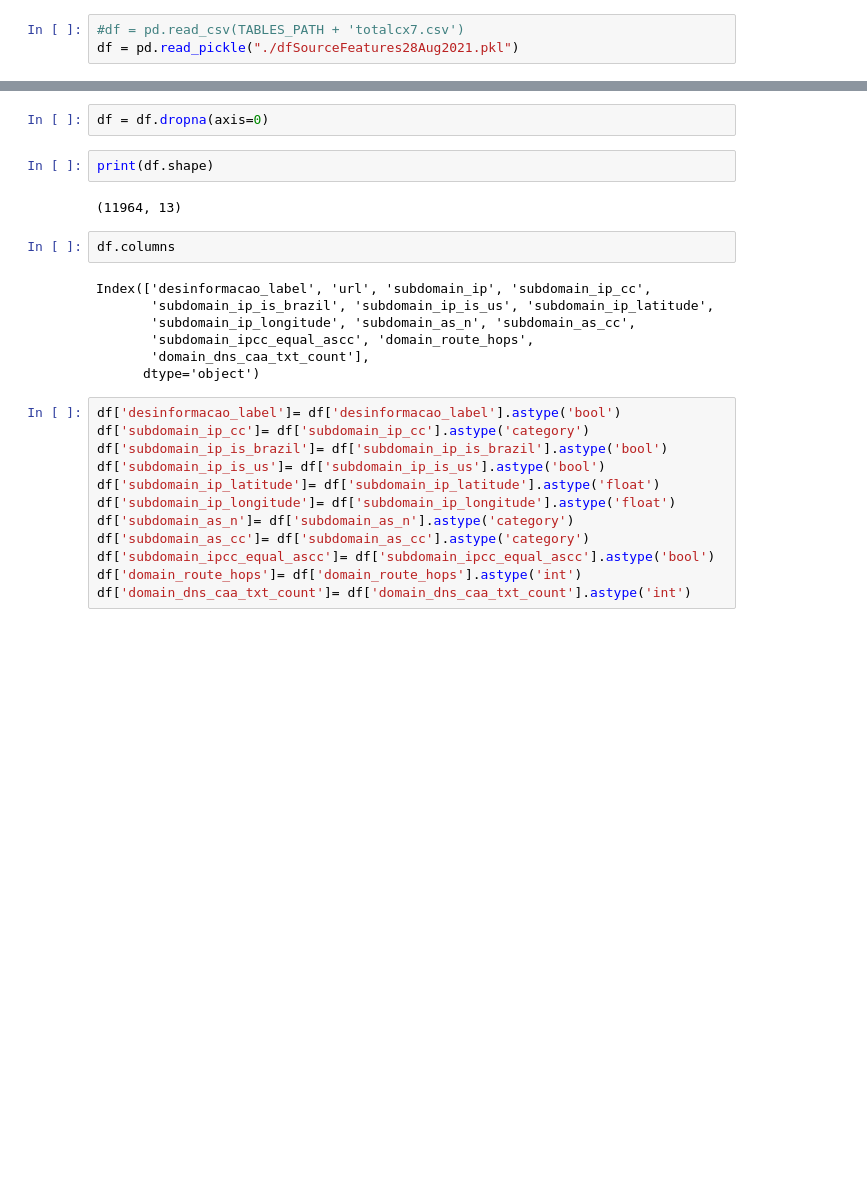
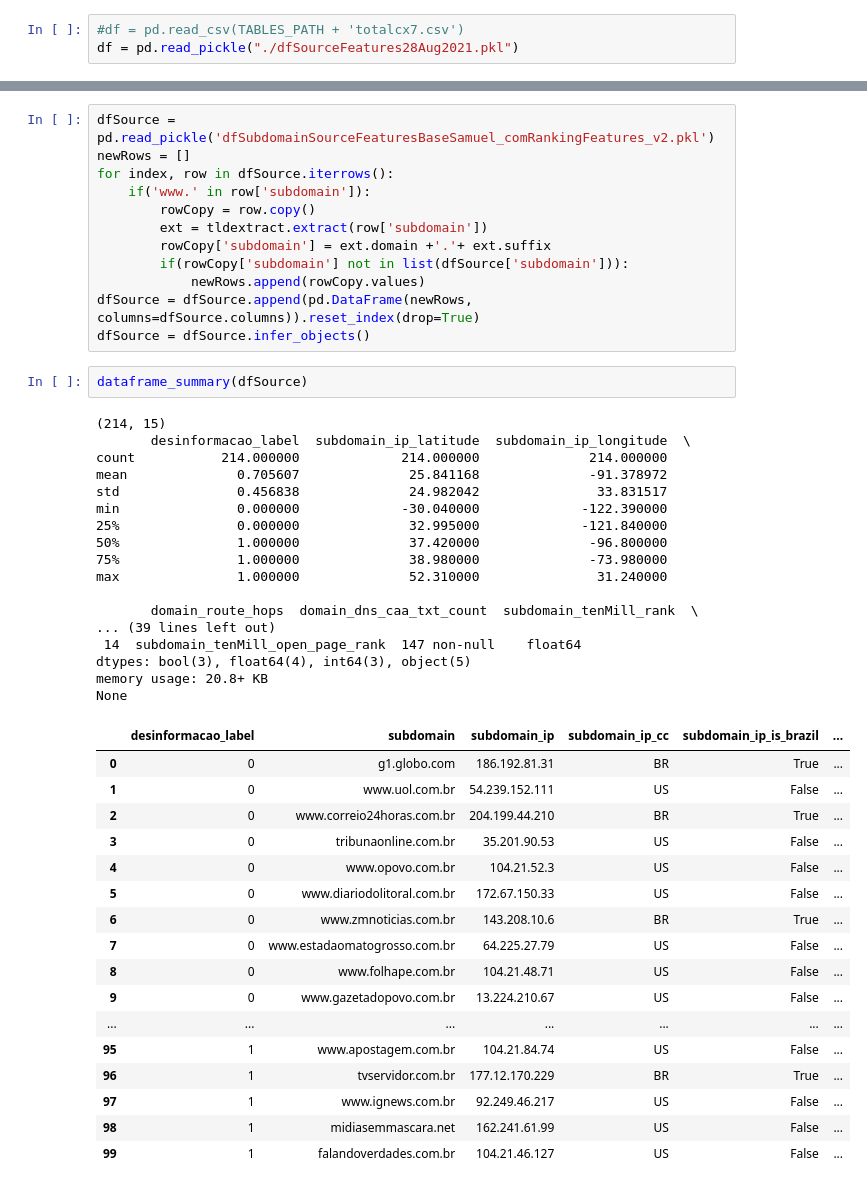
Before and after one commit to joaomcouto/E02_misinformation_detection, a Jupyter notebook: MM/Misinfo_MM.ipynb, the cells around one changed output, grey strips where cells are left out. Cells and saved outputs as stored; diff of their text form; blank space fills up the shorter version.

```diff
--- a/MM/Misinfo_MM.ipynb
+++ b/MM/Misinfo_MM.ipynb
@@ -337,27 +362,49 @@ None
-# %%
-df = df.dropna(axis=0)
-# %%
-print(df.shape)
-# %% [output]
-(11964, 13)
-# %%
-df.columns
-# %% [output]
-Index(['desinformacao_label', 'url', 'subdomain_ip', 'subdomain_ip_cc',
-       'subdomain_ip_is_brazil', 'subdomain_ip_is_us', 'subdomain_ip_latitude',
-       'subdomain_ip_longitude', 'subdomain_as_n', 'subdomain_as_cc',
-       'subdomain_ipcc_equal_ascc', 'domain_route_hops',
-       'domain_dns_caa_txt_count'],
-      dtype='object')
-# %%
-df['desinformacao_label']= df['desinformacao_label'].astype('bool')
-df['subdomain_ip_cc']= df['subdomain_ip_cc'].astype('category')
-df['subdomain_ip_is_brazil']= df['subdomain_ip_is_brazil'].astype('bool')
-df['subdomain_ip_is_us']= df['subdomain_ip_is_us'].astype('bool')
-df['subdomain_ip_latitude']= df['subdomain_ip_latitude'].astype('float')
-df['subdomain_ip_longitude']= df['subdomain_ip_longitude'].astype('float')
-df['subdomain_as_n']= df['subdomain_as_n'].astype('category')
-df['subdomain_as_cc']= df['subdomain_as_cc'].astype('category')
-df['subdomain_ipcc_equal_ascc']= df['subdomain_ipcc_equal_ascc'].astype('bool')
-df['domain_route_hops']= df['domain_route_hops'].astype('int')
-df['domain_dns_caa_txt_count']= df['domain_dns_caa_txt_count'].astype('int')
+# %%
+dfSource = pd.read_pickle('dfSubdomainSourceFeaturesBaseSamuel_comRankingFeatures_v2.pkl')
+newRows = []
+for index, row in dfSource.iterrows():
+    if('www.' in row['subdomain']):
+        rowCopy = row.copy()
+        ext = tldextract.extract(row['subdomain'])
+        rowCopy['subdomain'] = ext.domain +'.'+ ext.suffix
+        if(rowCopy['subdomain'] not in list(dfSource['subdomain'])):
+            newRows.append(rowCopy.values)
+dfSource = dfSource.append(pd.DataFrame(newRows, columns=dfSource.columns)).reset_index(drop=True)
+dfSource = dfSource.infer_objects()
+# %%
+dataframe_summary(dfSource)
+# %% [output]
+(214, 15)
+       desinformacao_label  subdomain_ip_latitude  subdomain_ip_longitude  \
+count           214.000000             214.000000              214.000000
+mean              0.705607              25.841168              -91.378972
+std               0.456838              24.982042               33.831517
+min               0.000000             -30.040000             -122.390000
+25%               0.000000              32.995000             -121.840000
+50%               1.000000              37.420000              -96.800000
+75%               1.000000              38.980000              -73.980000
+max               1.000000              52.310000               31.240000
+
+       domain_route_hops  domain_dns_caa_txt_count  subdomain_tenMill_rank  \
+... (39 lines left out)
+ 14  subdomain_tenMill_open_page_rank  147 non-null    float64
+dtypes: bool(3), float64(4), int64(3), object(5)
+memory usage: 20.8+ KB
+None
+|  | desinformacao_label | subdomain | subdomain_ip | subdomain_ip_cc | subdomain_ip_is_brazil | ... |
+| 0 | 0 | g1.globo.com | 186.192.81.31 | BR | True | ... |
+| 1 | 0 | www.uol.com.br | 54.239.152.111 | US | False | ... |
+| 2 | 0 | www.correio24horas.com.br | 204.199.44.210 | BR | True | ... |
+| 3 | 0 | tribunaonline.com.br | 35.201.90.53 | US | False | ... |
+| 4 | 0 | www.opovo.com.br | 104.21.52.3 | US | False | ... |
+| 5 | 0 | www.diariodolitoral.com.br | 172.67.150.33 | US | False | ... |
+| 6 | 0 | www.zmnoticias.com.br | 143.208.10.6 | BR | True | ... |
+| 7 | 0 | www.estadaomatogrosso.com.br | 64.225.27.79 | US | False | ... |
+| 8 | 0 | www.folhape.com.br | 104.21.48.71 | US | False | ... |
+| 9 | 0 | www.gazetadopovo.com.br | 13.224.210.67 | US | False | ... |
+| ... | ... | ... | ... | ... | ... | ... |
+| 95 | 1 | www.apostagem.com.br | 104.21.84.74 | US | False | ... |
+| 96 | 1 | tvservidor.com.br | 177.12.170.229 | BR | True | ... |
+| 97 | 1 | www.ignews.com.br | 92.249.46.217 | US | False | ... |
+| 98 | 1 | midiasemmascara.net | 162.241.61.99 | US | False | ... |
+| 99 | 1 | falandoverdades.com.br | 104.21.46.127 | US | False | ... |
```
Also changed, not shown: parts of 34 cells of this notebook, 4 other files.
